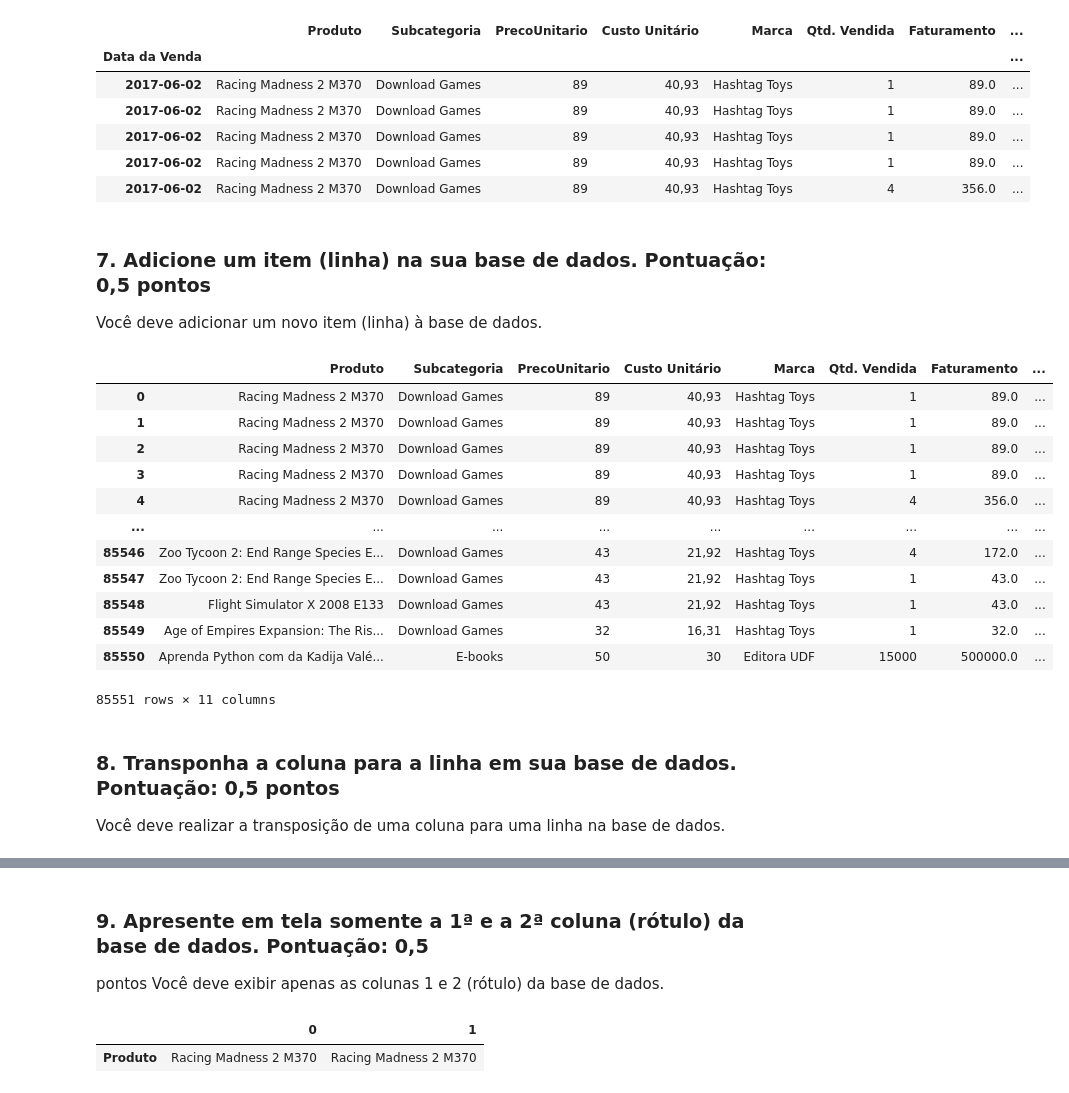
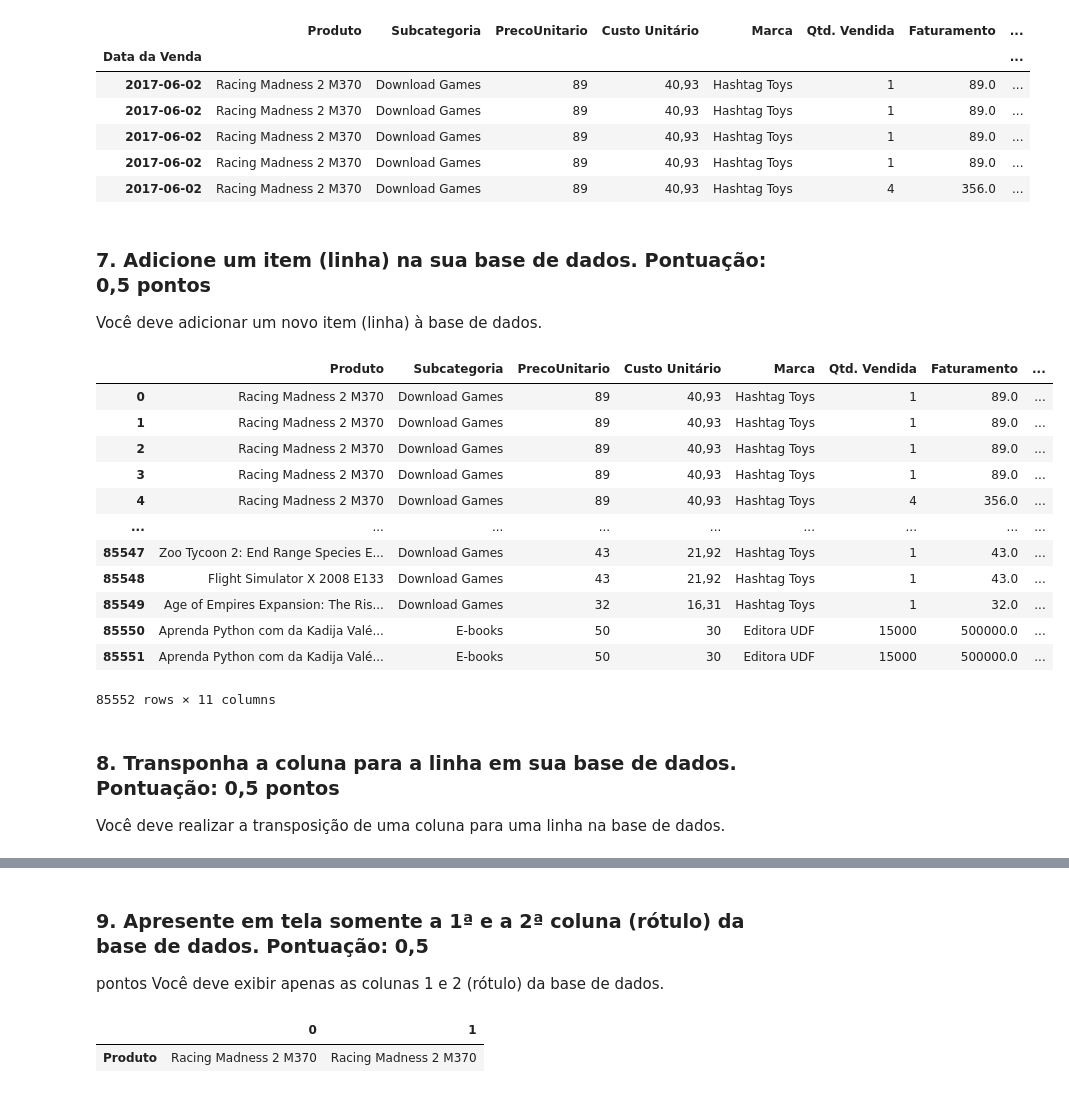
Before and after one commit to danielaureliano/python, a Jupyter notebook: Avaliacao_A1_DataFrames__Daniel_Pedro_Dias_Aureliano_RGM_36376761_N1_ProgComp_SI_UDF.ipynb, the cells around one changed output, grey strips where cells are left out. Saved outputs shown, nothing was run; the diff lists cells and outputs as text; code cells hidden in the pictures.

```diff
--- a/Avaliacao_A1_DataFrames__Daniel_Pedro_Dias_Aureliano_RGM_36376761_N1_ProgComp_SI_UDF.ipynb
+++ b/Avaliacao_A1_DataFrames__Daniel_Pedro_Dias_Aureliano_RGM_36376761_N1_ProgComp_SI_UDF.ipynb
@@ -331,39 +345,46 @@ display(df.head())
 | 2017-06-02 | Racing Madness 2 M370 | Download Games | 89 | 40,93 | Hashtag Toys | 1 | 89.0 | ... |
 | 2017-06-02 | Racing Madness 2 M370 | Download Games | 89 | 40,93 | Hashtag Toys | 4 | 356.0 | ... |
 # %% [markdown]
-### 7. Adicione um item (linha) na sua base de dados. Pontuação: 0,5 pontos
+### **7. Adicione um item (linha) na sua base de dados. Pontuação: 0,5 pontos**
 Você deve adicionar um novo item (linha) à base de dados.
 # %%
-new_row = pd.DataFrame([{'Produto': 'Aprenda Python com da Kadija Valéria Reginaldo de Oliveira',
-                         'Subcategoria': 'E-books',
-                         'PrecoUnitario': 50,
-                         'Custo Unitário': 30,
-                         'Marca': 'Editora UDF',
-                         'Qtd. Vendida': 15000,
-                         'Faturamento': 500000,
-                         'Nome Cliente': 'Daniel',
-                         'Sobrenome': 'Aureliano',
-                         'País': 'Brasil',
-                         'Continente': 'América do Sul'}])
-df = pd.concat([df, new_row], ignore_index=True)
+# Obtém o número de linhas do DataFrame df
+indice_nova_linha = len(df)
 
+# Adiciona uma nova linha ao final do DataFrame df
+# O índice da nova linha é o número de linhas atuais + 1
+df.loc[indice_nova_linha] = {
+    'Data da Venda': '2017-06-02',
+    'Produto': 'Aprenda Python com da Kadija Valéria Reginaldo de Oliveira',
+    'Subcategoria': 'E-books',
+    'PrecoUnitario': 50,
+    'Custo Unitário': 30,
+    'Marca': 'Editora UDF',
+    'Qtd. Vendida': 15000,
+    'Faturamento': 500000,
+    'Nome Cliente': 'Daniel',
+    'Sobrenome': 'Aureliano',
+    'País': 'Brasil',
+    'Continente': 'América do Sul'
+}
+# Exibe o DataFrame resultante
 display(df)
 # %% [output]
 |  | Produto | Subcategoria | PrecoUnitario | Custo Unitário | Marca | Qtd. Vendida | Faturamento | ... |
 | 0 | Racing Madness 2 M370 | Download Games | 89 | 40,93 | Hashtag Toys | 1 | 89.0 | ... |
 | 1 | Racing Madness 2 M370 | Download Games | 89 | 40,93 | Hashtag Toys | 1 | 89.0 | ... |
 | 2 | Racing Madness 2 M370 | Download Games | 89 | 40,93 | Hashtag Toys | 1 | 89.0 | ... |
 | 3 | Racing Madness 2 M370 | Download Games | 89 | 40,93 | Hashtag Toys | 1 | 89.0 | ... |
 | 4 | Racing Madness 2 M370 | Download Games | 89 | 40,93 | Hashtag Toys | 4 | 356.0 | ... |
 | ... | ... | ... | ... | ... | ... | ... | ... | ... |
-| 85546 | Zoo Tycoon 2: End Range Species E... | Download Games | 43 | 21,92 | Hashtag Toys | 4 | 172.0 | ... |
 | 85547 | Zoo Tycoon 2: End Range Species E... | Download Games | 43 | 21,92 | Hashtag Toys | 1 | 43.0 | ... |
 | 85548 | Flight Simulator X 2008 E133 | Download Games | 43 | 21,92 | Hashtag Toys | 1 | 43.0 | ... |
 | 85549 | Age of Empires Expansion: The Ris... | Download Games | 32 | 16,31 | Hashtag Toys | 1 | 32.0 | ... |
 | 85550 | Aprenda Python com da Kadija Valé... | E-books | 50 | 30 | Editora UDF | 15000 | 500000.0 | ... |
+| 85551 | Aprenda Python com da Kadija Valé... | E-books | 50 | 30 | Editora UDF | 15000 | 500000.0 | ... |
-85551 rows × 11 columns
+85552 rows × 11 columns
 # %% [markdown]
-### 8. Transponha a coluna para a linha em sua base de dados. Pontuação: 0,5 pontos
+### **8. Transponha a coluna para a linha em sua base de dados. Pontuação: 0,5 pontos**
 Você deve realizar a transposição de uma coluna para uma linha na base de dados.
 # %%
 # `df[['Produto']]` Seleciona a coluna 'Produto' do DataFrame 'df' e armazena
@@ -378,7 +399,7 @@ display(df_transposto)
 | Produto | Racing Madness 2 M370 | Racing Madness 2 M370 | Racing Madness 2 M370 | Racing Madness 2 M370 | Racing Madness 2 M370 | Age of Empires II: The Conquerors... | Age of Empires II: The Conquerors... | Age of Empires II: The Conquerors... | Age of Empires II: The Conquerors... | Age of Empires II: The Conquerors... | ... | ... |
 1 rows × 85551 columns
 # %% [markdown]
-### 9. Apresente em tela somente a 1ª e a 2ª coluna (rótulo) da base de dados. Pontuação: 0,5
+### **9. Apresente em tela somente a 1ª e a 2ª coluna (rótulo) da base de dados. Pontuação: 0,5**
 pontos
 Você deve exibir apenas as colunas 1 e 2 (rótulo) da base de dados.
 # %%
```
Also changed, not shown: parts of 11 cells of this notebook.
